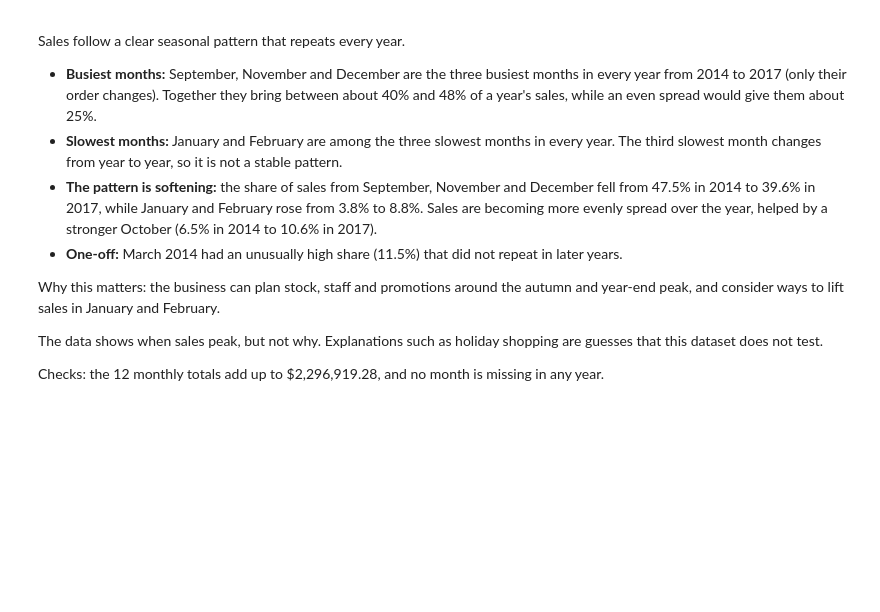
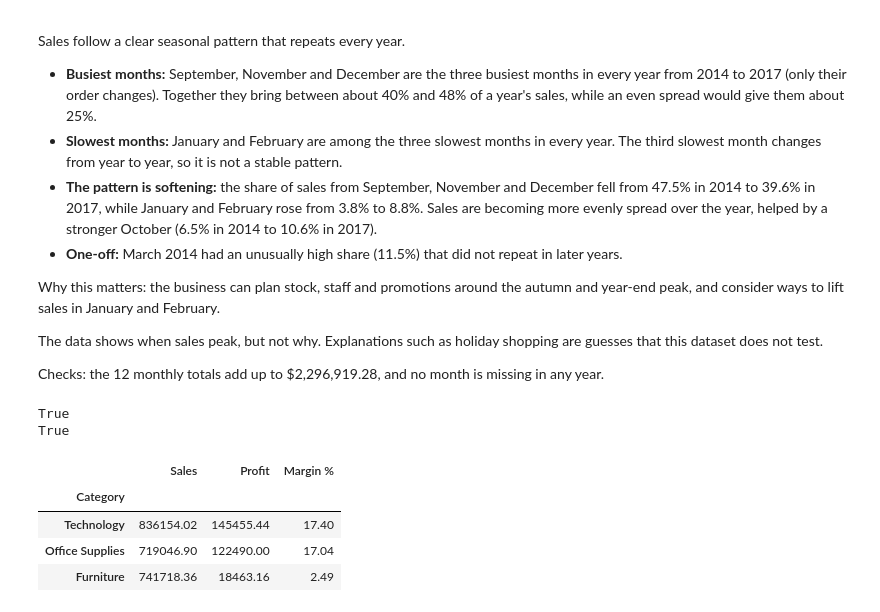
Before and after one commit to ziadKhaled133/superstore-sales-analysis, a Jupyter notebook: Notebooks/03_analysis.ipynb, the cells around one changed output. Cells and saved outputs as stored; diff of their text form; code cells hidden in the pictures; blank space fills up the shorter version.

```diff
--- a/Notebooks/03_analysis.ipynb
+++ b/Notebooks/03_analysis.ipynb
@@ -273,3 +273,20 @@ Why this matters: the business can plan stock, staff and promotions around the a
 The data shows when sales peak, but not why. Explanations such as holiday shopping are guesses that this dataset does not test.
 
 Checks: the 12 monthly totals add up to $2,296,919.28, and no month is missing in any year.
+# %%
+by_category = df.groupby('Category')[['Sales', 'Profit']].sum()
+by_category['Margin %'] = by_category['Profit'] / by_category['Sales'] * 100
+by_category = by_category.sort_values('Profit', ascending=False)
+
+print(round(by_category['Sales'].sum(), 2) == round(total_sales, 2))
+print(round(by_category['Profit'].sum(), 2) == round(total_profit, 2))
+
+by_category.round(2)
+# %% [output]
+True
+True
+|  | Sales | Profit | Margin % |
+| Category |  |  |  |
+| Technology | 836154.02 | 145455.44 | 17.40 |
+| Office Supplies | 719046.90 | 122490.00 | 17.04 |
+| Furniture | 741718.36 | 18463.16 | 2.49 |
```
Also changed, not shown: parts of 5 cells of this notebook.
